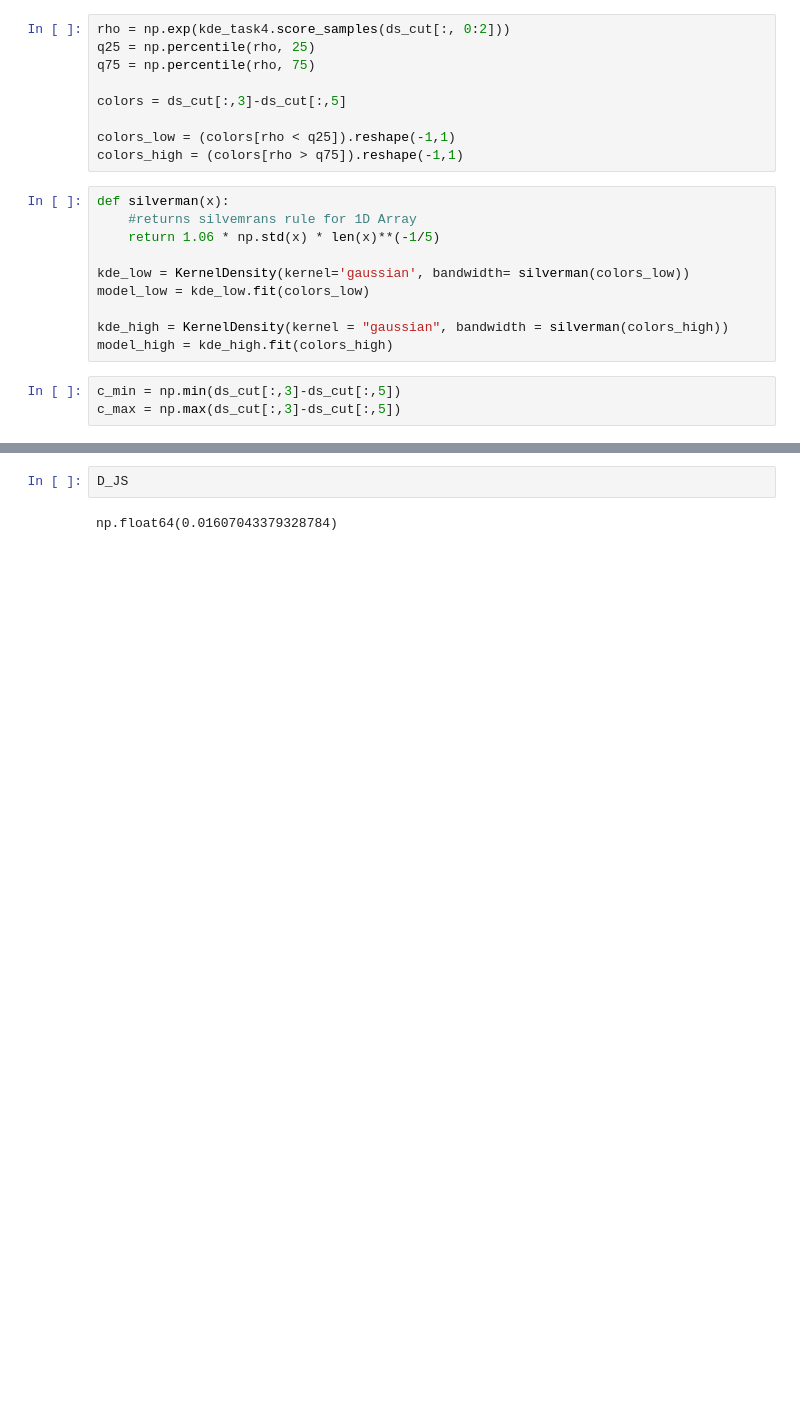
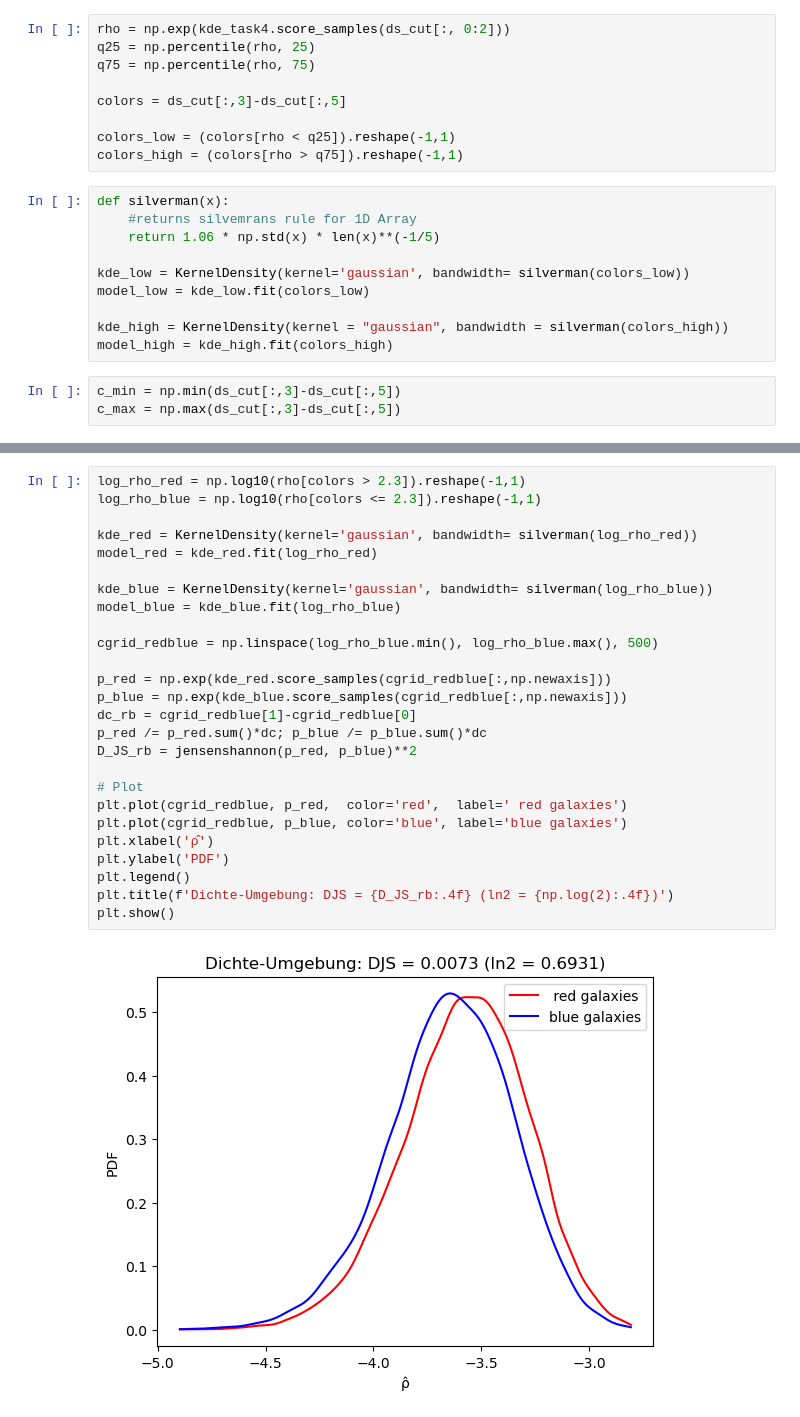
Before and after one commit to TarikOzpamuk/Astro_exercises, a Jupyter notebook: ex2.ipynb, the cells around one changed output, grey strips where cells are left out. Drawn from its saved outputs; the diff is of its cells as text; blank space fills up the shorter version.

```diff
--- a/ex2.ipynb
+++ b/ex2.ipynb
@@ -230,4 +242,28 @@ D_JS = jensenshannon(p_low, p_high)**2
 # %%
-D_JS
+log_rho_red = np.log10(rho[colors > 2.3]).reshape(-1,1)
+log_rho_blue = np.log10(rho[colors <= 2.3]).reshape(-1,1)
+
+kde_red = KernelDensity(kernel='gaussian', bandwidth= silverman(log_rho_red))
+model_red = kde_red.fit(log_rho_red)
+
+kde_blue = KernelDensity(kernel='gaussian', bandwidth= silverman(log_rho_blue))
+model_blue = kde_blue.fit(log_rho_blue)
+
+cgrid_redblue = np.linspace(log_rho_blue.min(), log_rho_blue.max(), 500)
+
+p_red = np.exp(kde_red.score_samples(cgrid_redblue[:,np.newaxis]))
+p_blue = np.exp(kde_blue.score_samples(cgrid_redblue[:,np.newaxis]))
+dc_rb = cgrid_redblue[1]-cgrid_redblue[0]
+p_red /= p_red.sum()*dc; p_blue /= p_blue.sum()*dc
+D_JS_rb = jensenshannon(p_red, p_blue)**2
+
+# Plot
+plt.plot(cgrid_redblue, p_red,  color='red',  label=' red galaxies')
+plt.plot(cgrid_redblue, p_blue, color='blue', label='blue galaxies')
+plt.xlabel('ρ̂')
+plt.ylabel('PDF')
+plt.legend()
+plt.title(f'Dichte-Umgebung: DJS = {D_JS_rb:.4f} (ln2 = {np.log(2):.4f})')
+plt.show()
 # %% [output]
-np.float64(0.01607043379328784)
+[figure, added]
```
Also changed, not shown: parts of 1 cell of this notebook.
